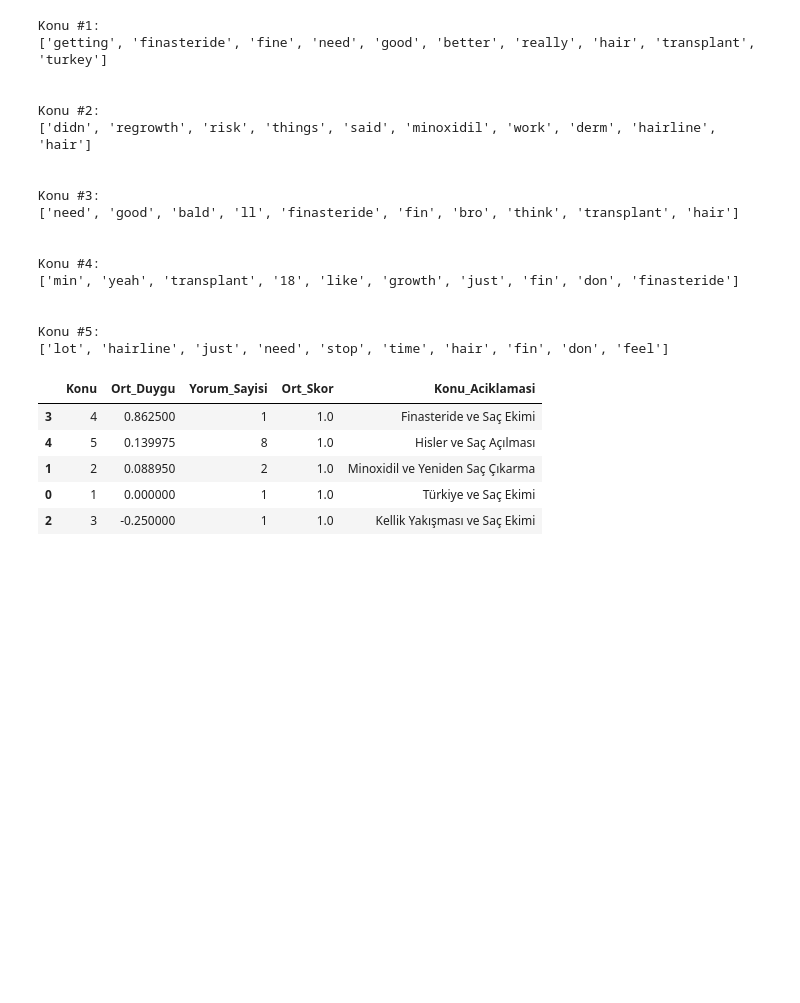
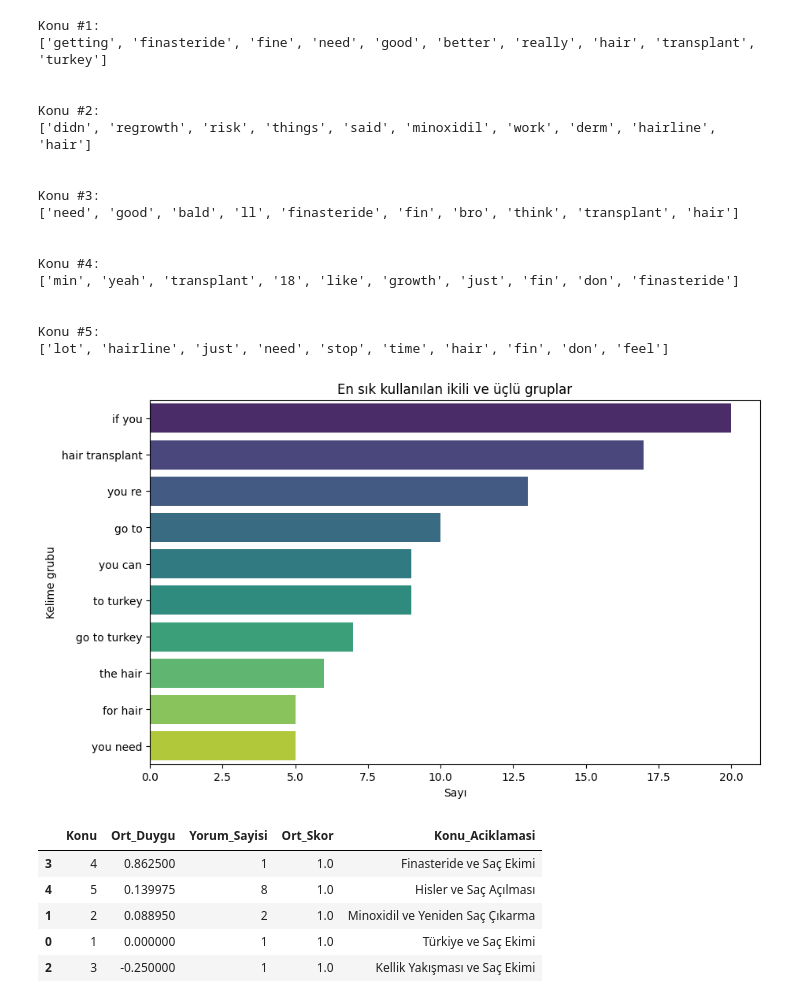
Before and after one commit to OzgurData/VModevler, a Jupyter notebook: Odev3OzgurVarol.ipynb, the cells around one changed output. Drawn from its saved outputs; the diff is of its cells as text; code cells hidden in the pictures; blank space fills up the shorter version.

```diff
--- a/Odev3OzgurVarol.ipynb
+++ b/Odev3OzgurVarol.ipynb
@@ -489,6 +523,27 @@ Konu #4:
 
 Konu #5:
 ['lot', 'hairline', 'just', 'need', 'stop', 'time', 'hair', 'fin', 'don', 'feel']
+# %%
+#Tek kelime olarak inceledikten sonra n-gram arttırarak kelime ikililerinde en sık kullanılanlara bakıyoruz
+#İkili ve üçlü kelime gruplarını arayacağız
+vec = CountVectorizer(ngram_range=(2, 3)).fit(df["body"])
+bag_of_words = vec.transform(df["body"])
+
+#Frekanslarını topluyor ve azalan bir şekilde sıralıyoruz
+sum_words = bag_of_words.sum(axis=0)
+words_freq = [(word, sum_words[0, idx]) for word, idx in vec.vocabulary_.items()]
+words_freq = sorted(words_freq, key = lambda x: x[1], reverse=True)[:10]
+
+#Daha rahat çizim yapabilmek dataframe haline getiriyoruz
+temp_df = pd.DataFrame(words_freq, columns=['Kelime grubu', 'Sayı'])
+
+#Görselleştirme
+plt.figure(figsize=(10,6))
+sns.barplot(x='Sayı', y='Kelime grubu', data=temp_df, hue='Kelime grubu', legend=False, palette='viridis')
+plt.title("En sık kullanılan ikili ve üçlü gruplar")
+plt.show()
+# %% [output]
+[figure, added]
 # %%
 #Her belge için konu dağılımlarını atıyoruz
 topic_distributions = lda_model.transform(dtm)
```
Also changed, not shown: parts of 17 cells of this notebook.
